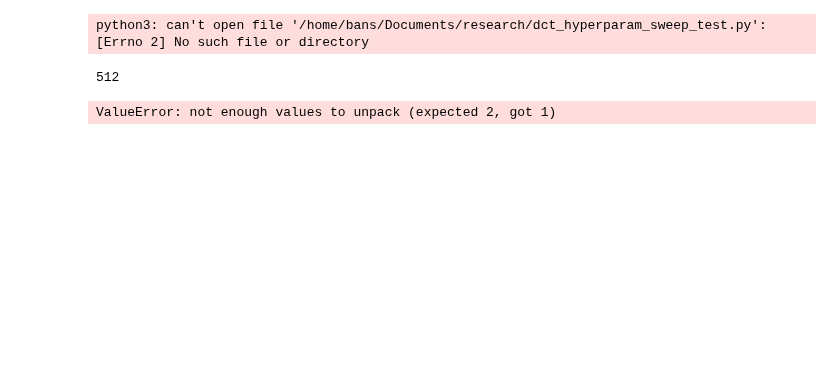
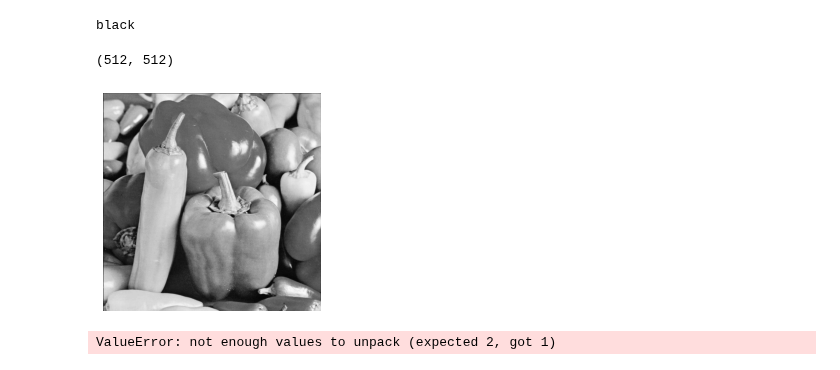
Before and after one commit to qkstngus000/Visual-Compressive-Sensing, a Jupyter notebook: Untitled.ipynb, the cells around one changed output. Saved outputs shown, nothing was run; the diff lists cells and outputs as text; code cells hidden in the pictures; blank space fills up the shorter version.

Commit message:
Added image processing function

```diff
--- a/Untitled.ipynb
+++ b/Untitled.ipynb
@@ -7,8 +9,9 @@ from src.compress_sensing_library import *
 # %%
 #Hyperparameter Values
-img="tree_part1.jpg"
+img="peppers.png"
 method = 'dct'
 observation="pixel"
+mode = '-b'
 alpha="-n"
 num_cell = [50, 100, 200, 300, 500]
 cell_size = [1, 2, 3, 4, 5, 6, 7, 8, 9, 10]
@@ -22,11 +25,31 @@ sparse_freq = [1, 2, 3, 4, 5, 6, 7, 8, 9, 10]
 # os.chdir(os.path.join(os.getcwd(), './experiment'))
 # os.system('python3 dct_hyperparam_sweep_test.py {img} {observation} {alpha} {num_cell} {cell_size} {sparse_freq}'.format(img = img, observation = observation, alpha = alpha, num_cell = num_cell, cell_size = cell_size, sparse_freq = sparse_freq))
 # python3
-# %% [output]
-python3: can't open file '/home/bans/Documents/research/dct_hyperparam_sweep_test.py': [Errno 2] No such file or directory
-512
+# %%
+
+def process_image(img, mode = 'black', visibility = False):
+    root = search_root()
+    img_path = Image.open(os.path.join(root, 'image/{img}'.format(img=img)))
+    color = ['-c', 'color']
+    if mode.lower() not in color:
+        print('black')
+        img_path = ImageOps.grayscale(img_path)
+    if visibility:
+        if mode.lower() not in color:
+            plt.imshow(img_path, 'gray')
+        else:
+            plt.imshow(img_path)
+        plt.axis('off')
+    img_arr = np.asarray(img_path)
+
+    return img_arr
 # %%
-test = [1, 2, 3, 4, 5, 6, 7, 8, 9, 10]
+img_arr = process_image(img, mode, True)
+img_arr.shape
+# %% [output]
+black
+(512, 512)
+[figure, added]
 # %%
 n, m = np.asarray(test).shape
 # %% [output]
```
Also changed, not shown: parts of 1 cell of this notebook, 6 other files.
